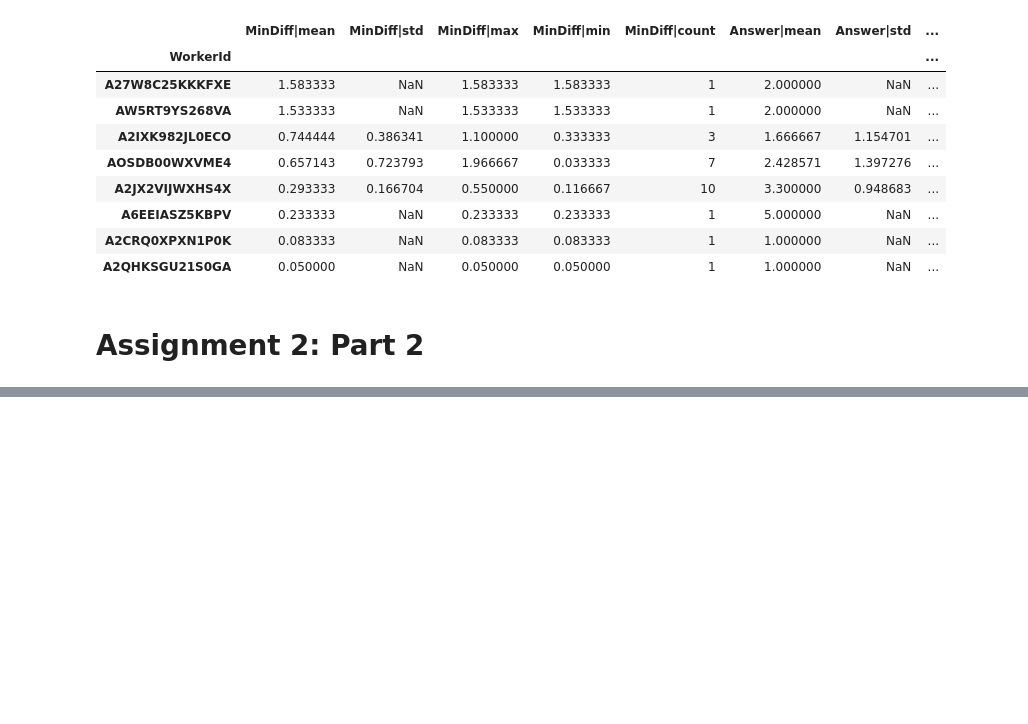
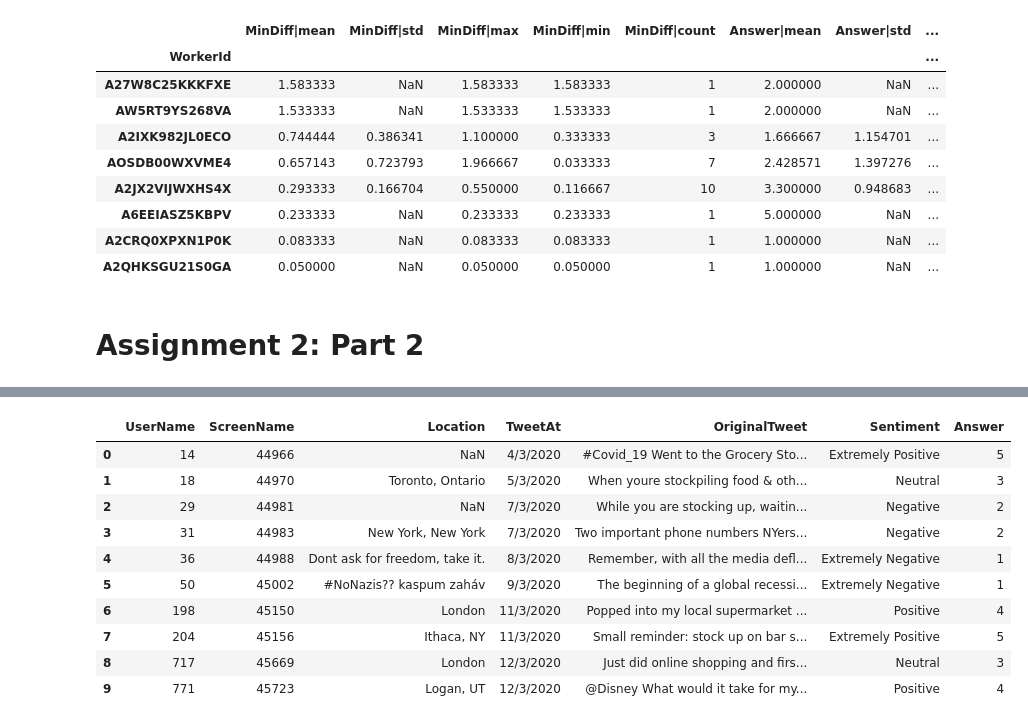
Before and after one commit to chriskok/EECS598, a Jupyter notebook: data_analysis.ipynb, the cells around one changed output, grey strips where cells are left out. Drawn from its saved outputs; the diff is of its cells as text; code cells hidden in the pictures; blank space fills up the shorter version.

Commit message:
Updated sentiment on HITS file

```diff
--- a/data_analysis.ipynb
+++ b/data_analysis.ipynb
@@ -139,3 +139,17 @@ agg_df.sort_values(by=['MinDiff|mean'], ascending=False)
 # Produce final dataset
 # %% [markdown]
 # Assignment 2: Part 2
+# %%
+###########################################
+#                READ DATA                #
+###########################################
+
+raw_data = pd.read_csv('data/Corona_NLP_chosen.csv').tail(10)
+mturk_data = pd.read_csv('./assignments_1-30.csv')
+mturk_data['ATime'] = pd.to_datetime(mturk_data['AcceptTime'])
+mturk_data['STime'] = pd.to_datetime(mturk_data['SubmitTime'])
+
+f = open('results_1-30.json')
+results = json.load(f)
+res_df = pd.DataFrame.from_records(results)
+res_df
@@ -141,0 +168,21 @@ agg_df.sort_values(by=['MinDiff|mean'], ascending=False)
+# %%
+def sentiment_to_numeric(x):
+    if x=='Extremely Negative': return 1
+    if x=='Negative': return 2
+    if x=='Neutral': return 3
+    if x=='Positive': return 4
+    if x=='Extremely Positive': return 5
+
+raw_data['Answer'] = raw_data['Sentiment'].apply(sentiment_to_numeric)
+# %% [output]
+|  | UserName | ScreenName | Location | TweetAt | OriginalTweet | Sentiment | Answer |
+| 0 | 14 | 44966 | NaN | 4/3/2020 | #Covid_19 Went to the Grocery Sto... | Extremely Positive | 5 |
+| 1 | 18 | 44970 | Toronto, Ontario | 5/3/2020 | When youre stockpiling food & oth... | Neutral | 3 |
+| 2 | 29 | 44981 | NaN | 7/3/2020 | While you are stocking up, waitin... | Negative | 2 |
+| 3 | 31 | 44983 | New York, New York | 7/3/2020 | Two important phone numbers NYers... | Negative | 2 |
+| 4 | 36 | 44988 | Dont ask for freedom, take it. | 8/3/2020 | Remember, with all the media defl... | Extremely Negative | 1 |
+| 5 | 50 | 45002 | #NoNazis?? kaspum zaháv | 9/3/2020 | The beginning of a global recessi... | Extremely Negative | 1 |
+| 6 | 198 | 45150 | London | 11/3/2020 | Popped into my local supermarket ... | Positive | 4 |
+| 7 | 204 | 45156 | Ithaca, NY | 11/3/2020 | Small reminder: stock up on bar s... | Extremely Positive | 5 |
+| 8 | 717 | 45669 | London | 12/3/2020 | Just did online shopping and firs... | Neutral | 3 |
+| 9 | 771 | 45723 | Logan, UT | 12/3/2020 | @Disney What would it take for my... | Positive | 4 |
```
Also changed, not shown: parts of 1 cell of this notebook, 2 other files.
